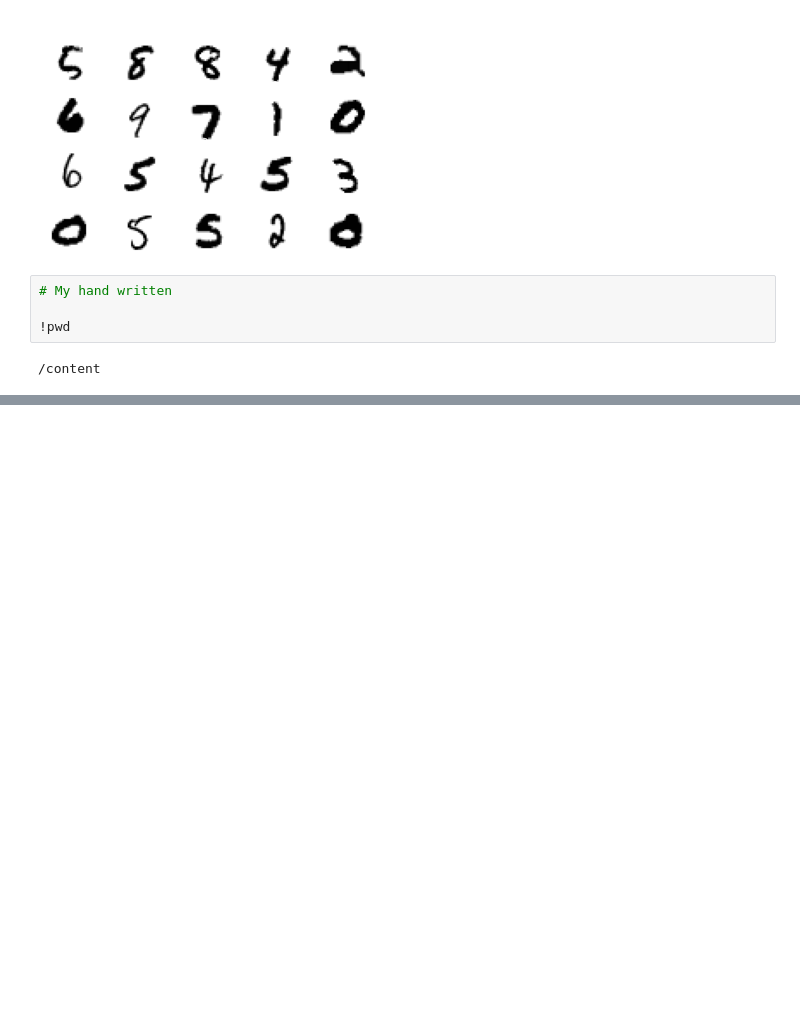
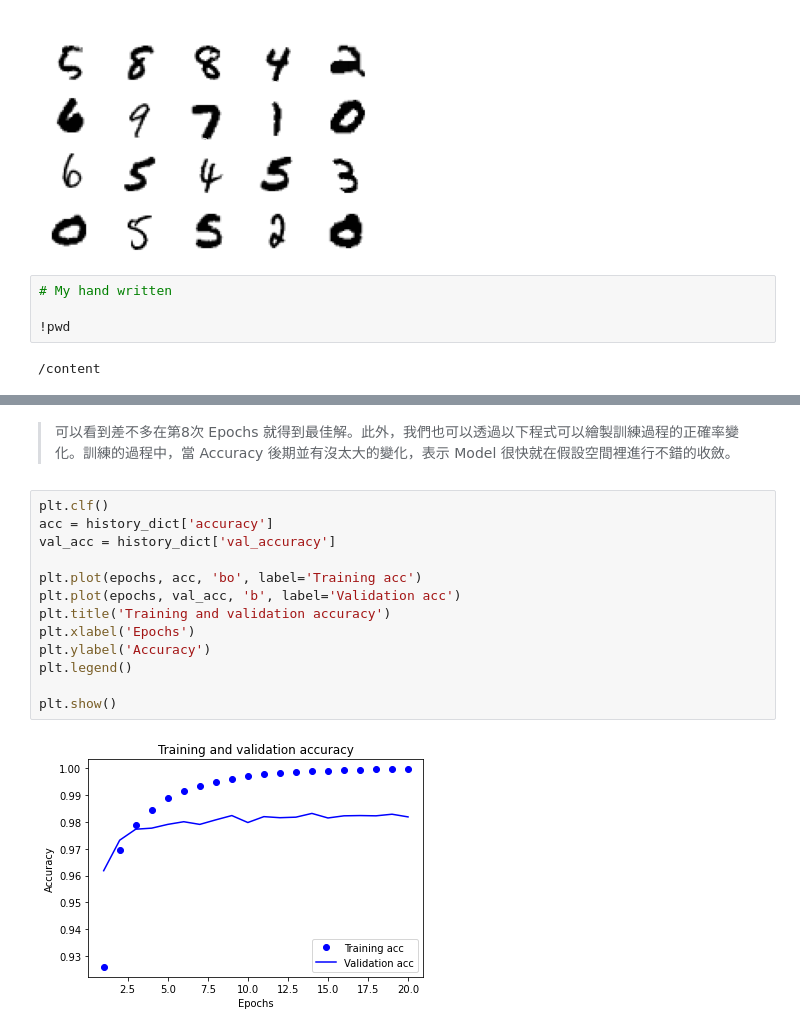
Before and after one commit to Grace-TA/AI2021, a Jupyter notebook: 10_MNIST/ColabMNIST20211020.ipynb, the cells around one changed output, grey strips where cells are left out. Drawn from its saved outputs; the diff is of its cells as text; blank space fills up the shorter version.

```diff
--- a/10_MNIST/ColabMNIST20211020.ipynb
+++ b/10_MNIST/ColabMNIST20211020.ipynb
@@ -178,0 +243,17 @@ for i in range(1000,2009+1): #(起始,結束+1)
+# %% [markdown]
+> 可以看到差不多在第8次 Epochs 就得到最佳解。此外，我們也可以透過以下程式可以繪製訓練過程的正確率變化。訓練的過程中，當 Accuracy 後期並有沒太大的變化，表示 Model 很快就在假設空間裡進行不錯的收斂。
+# %%
+plt.clf()
+acc = history_dict['accuracy']
+val_acc = history_dict['val_accuracy']
+
+plt.plot(epochs, acc, 'bo', label='Training acc')
+plt.plot(epochs, val_acc, 'b', label='Validation acc')
+plt.title('Training and validation accuracy')
+plt.xlabel('Epochs')
+plt.ylabel('Accuracy')
+plt.legend()
+
+plt.show()
+# %% [output]
+[figure, added]
```
Also changed, not shown: parts of 33 cells of this notebook.
